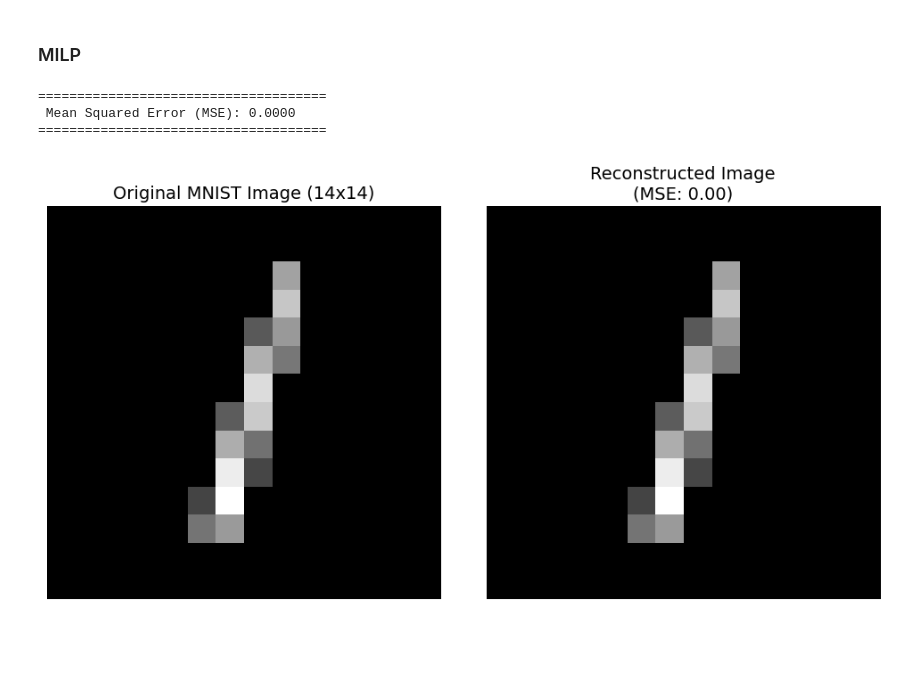
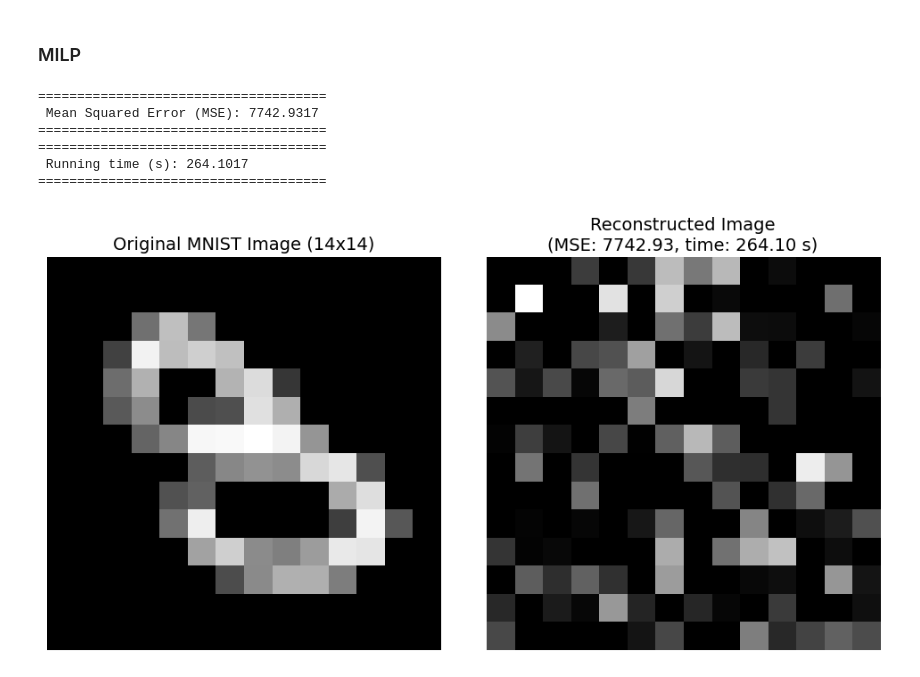
Before and after one commit to mchat0018/modulo-image-compression, a Jupyter notebook: modulo_cs.ipynb, the cells around one changed output. Saved outputs shown, nothing was run; the diff lists cells and outputs as text; code cells hidden in the pictures; blank space fills up the shorter version.

```diff
--- a/modulo_cs.ipynb
+++ b/modulo_cs.ipynb
@@ -59,7 +59,7 @@ def generate_measurements(image_data: np.ndarray, num_measurements: int) -> tupl
 ### Rescale image
 # %%
 pixel_width = 14
-image_index = 1052 # 91, 2, 1052
+image_index = 18 # works: 91, 2   doesn't work: 1052, 55, 1, 3
 # 1. Strip the label (index 0) and grab only the 784 pixels
 raw_pixels = test_data[image_index, 1:]
 
@@ -77,10 +77,12 @@ raw_image_small = img_small.flatten()
 ### MILP
 # %%
 # Generate measurements using the much smaller, properly processed image
-y, A = generate_measurements(image_data=raw_image_small, num_measurements=150)
+y, A = generate_measurements(image_data=raw_image_small, num_measurements=100)
 # %%
 # Run the solver (v_bound=10 is safe since the image is scaled [0,1])
-x_reconst, integer_part, res = solve_modulo_cs_milp(A, y, v_bound=10, mip_rel_gap=0.8)
+start_time = time.perf_counter()
+x_reconst, integer_part, res = solve_modulo_cs_milp(A, y, v_bound=6, mip_rel_gap=0.7)
+end_time = time.perf_counter()
 
 # Post-process and plot (remember the reconstructed image is now 14x14)
 reconstructed_scaled = np.clip(x_reconst, 0.0, 1.0) * 255.0
@@ -88,31 +90,37 @@ img_reconstructed = reconstructed_scaled.reshape(pixel_width, pixel_width)
 # %%
 # 3. Define original_scaled to match the 0-255 scale of reconstructed_scaled
 original_scaled = raw_image_small * 255.0
 mse = np.mean((original_scaled - reconstructed_scaled) ** 2)
 
 print(f"=====================================")
 print(f" Mean Squared Error (MSE): {mse:.4f}")
 print(f"=====================================")
 
+print(f"=====================================")
+print(f" Running time (s): {end_time-start_time:.4f}")
+print(f"=====================================")
 # 4. Plot the results side-by-side
 fig, axes = plt.subplots(1, 2, figsize=(10, 5))
 
 # Original Image Plot (Using the 14x14 downsampled image 'img_small')
 axes[0].imshow(img_small, cmap='gray')
 axes[0].set_title("Original MNIST Image (14x14)", fontsize=14)
 axes[0].axis('off')
 
 # Reconstructed Image Plot
 axes[1].imshow(img_reconstructed, cmap='gray')
-axes[1].set_title(f"Reconstructed Image\n(MSE: {mse:.2f})", fontsize=14)
+axes[1].set_title(f"Reconstructed Image\n(MSE: {mse:.2f}, time: {end_time-start_time:.2f} s)", fontsize=14)
 axes[1].axis('off')
 
 plt.tight_layout()
 
 # plt.savefig("reconstruction14x14_1.png", dpi=300)
 plt.show()
 # %% [output]
 =====================================
- Mean Squared Error (MSE): 0.0000
+ Mean Squared Error (MSE): 7742.9317
 =====================================
+=====================================
+ Running time (s): 264.1017
+=====================================
-[figure, old version]
+[figure, new version]
```
Also changed, not shown: parts of 3 cells of this notebook.
